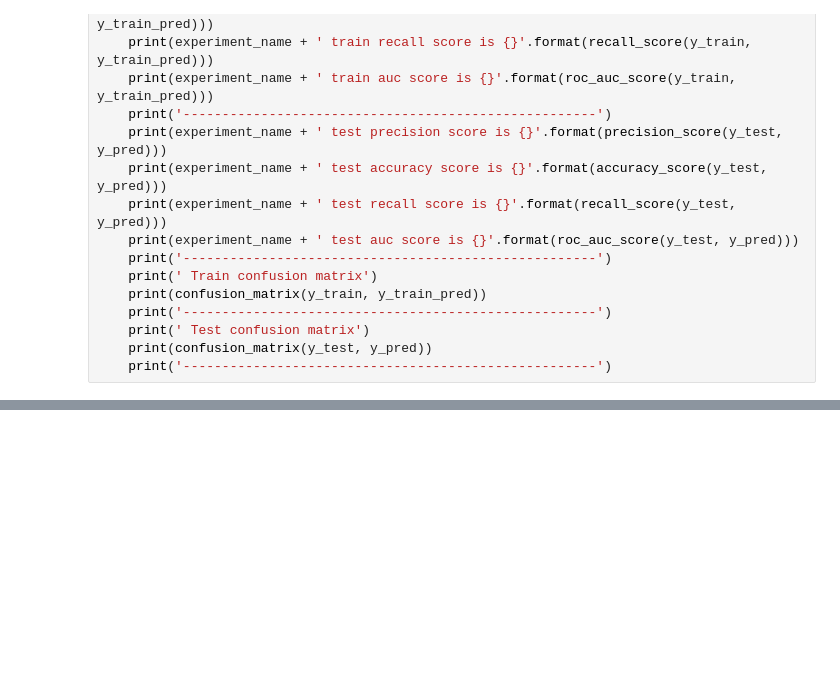
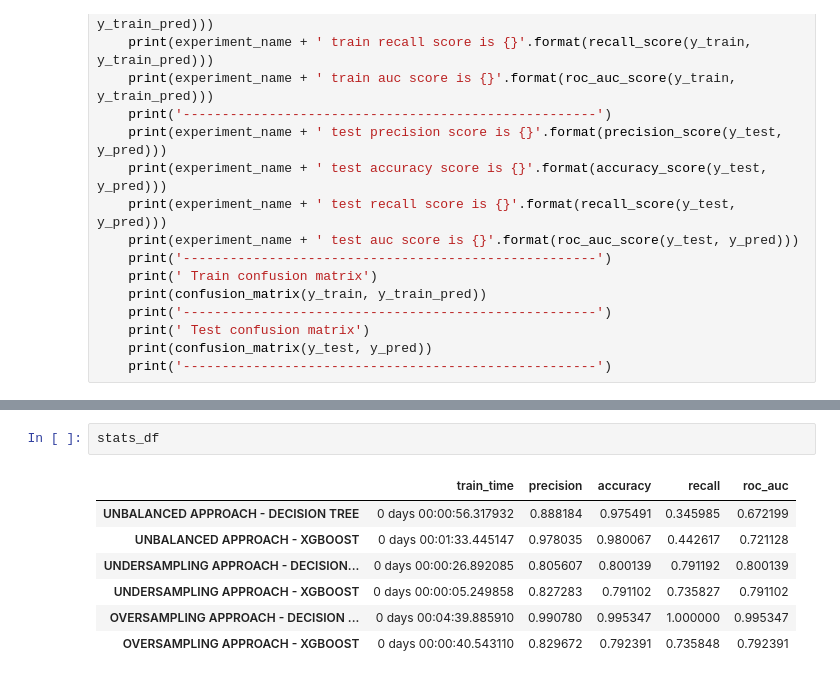
Before and after one commit to L501xgab/fraud-detect, a Jupyter notebook: 01_model_selection.ipynb, the cells around one changed output, grey strips where cells are left out. Saved outputs shown, nothing was run; the diff lists cells and outputs as text; blank space fills up the shorter version.

Commit message:
finished the 01 notebook, with the final tests on decision tree and xgboost with oversample.. the model we will tune is xgboost with undersampling

```diff
--- a/01_model_selection.ipynb
+++ b/01_model_selection.ipynb
@@ -406,0 +567,10 @@ Wall time: 5.22 s
+# %%
+stats_df
+# %% [output]
+|  | train_time | precision | accuracy | recall | roc_auc |
+| UNBALANCED APPROACH - DECISION TREE | 0 days 00:00:56.317932 | 0.888184 | 0.975491 | 0.345985 | 0.672199 |
+| UNBALANCED APPROACH - XGBOOST | 0 days 00:01:33.445147 | 0.978035 | 0.980067 | 0.442617 | 0.721128 |
+| UNDERSAMPLING APPROACH - DECISION... | 0 days 00:00:26.892085 | 0.805607 | 0.800139 | 0.791192 | 0.800139 |
+| UNDERSAMPLING APPROACH - XGBOOST | 0 days 00:00:05.249858 | 0.827283 | 0.791102 | 0.735827 | 0.791102 |
+| OVERSAMPLING APPROACH - DECISION ... | 0 days 00:04:39.885910 | 0.990780 | 0.995347 | 1.000000 | 0.995347 |
+| OVERSAMPLING APPROACH - XGBOOST | 0 days 00:00:40.543110 | 0.829672 | 0.792391 | 0.735848 | 0.792391 |
```
Also changed, not shown: parts of 7 cells of this notebook.
